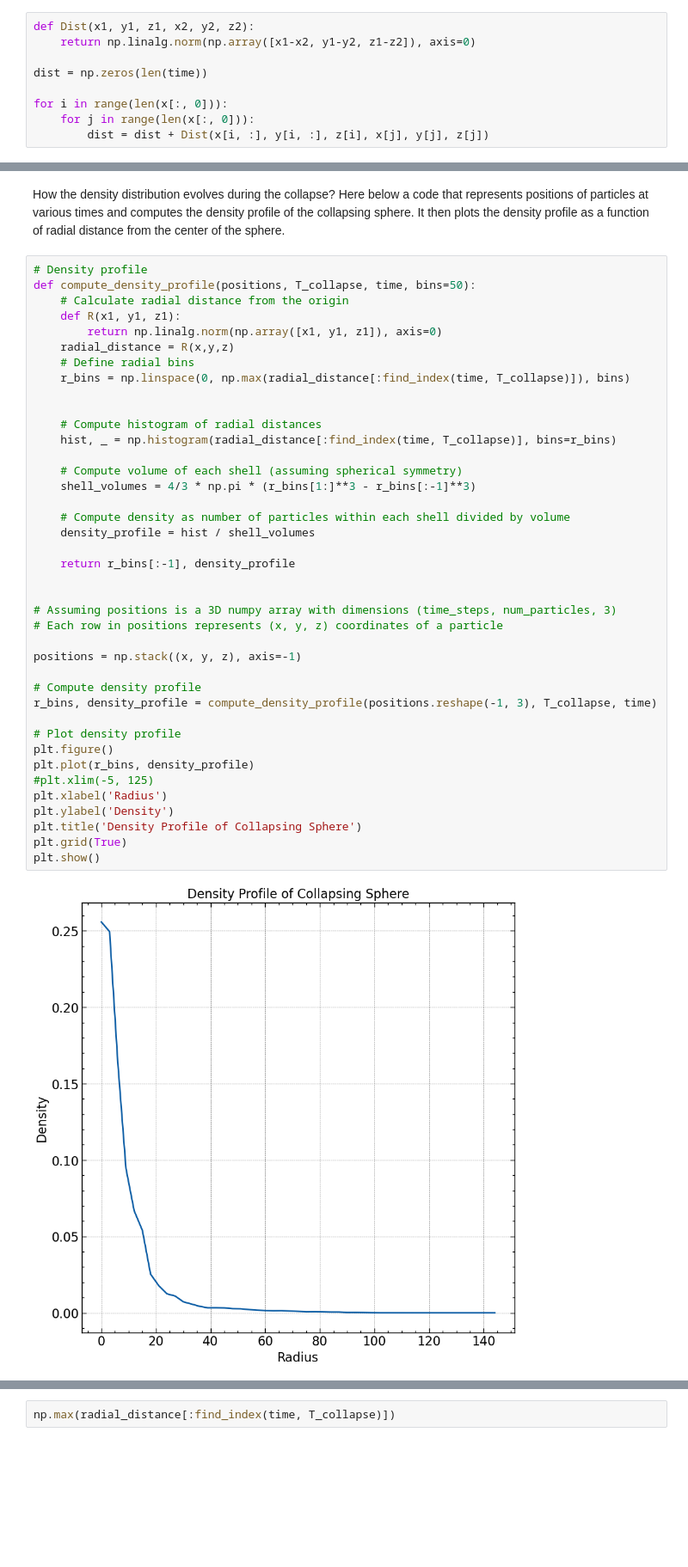
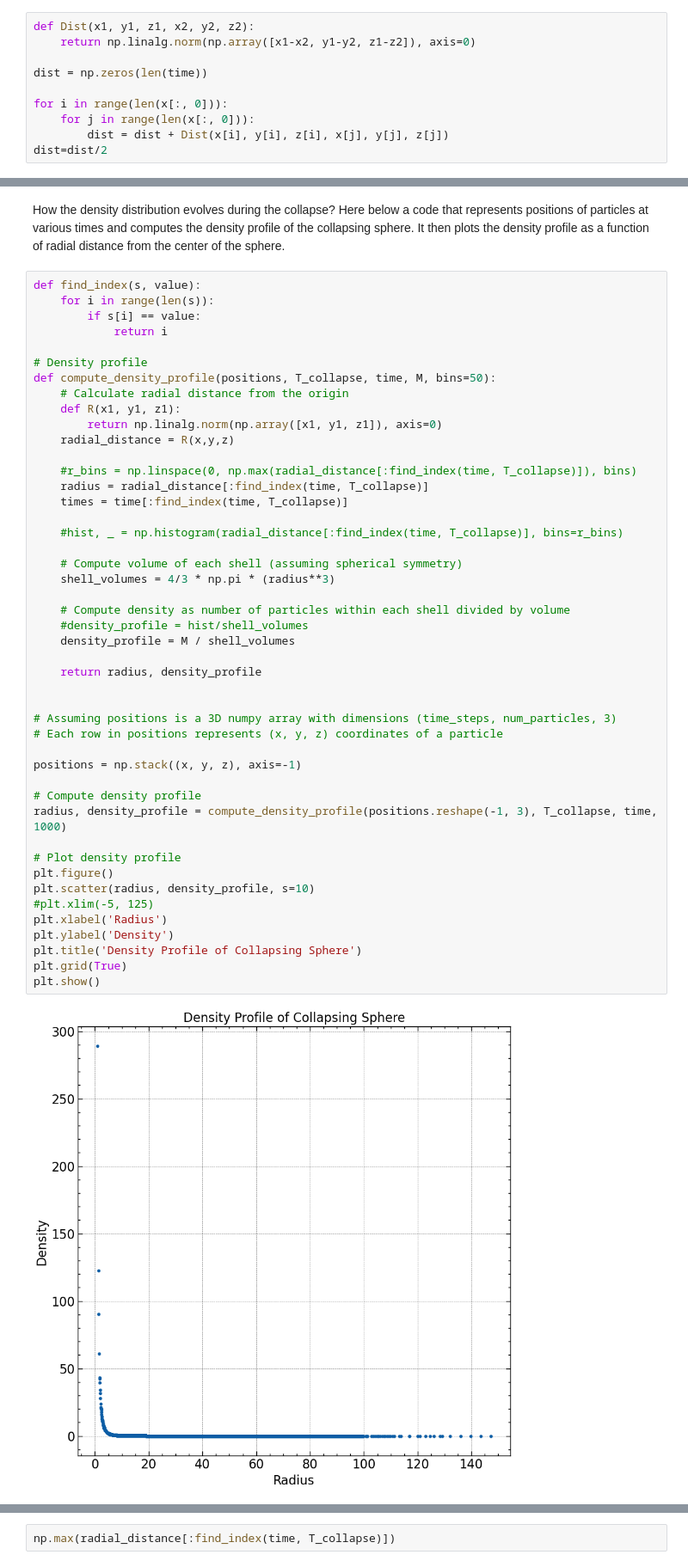
Before and after one commit to M-Bianchi/Dynamics_of_Stellar_Systems, a Jupyter notebook: nbody_sh1/sphere_plots_2.ipynb, the cells around one changed output, grey strips where cells are left out. Shown at 86% size. Cells and saved outputs as stored; diff of their text form; blank space fills up the shorter version.

```diff
--- a/nbody_sh1/sphere_plots_2.ipynb
+++ b/nbody_sh1/sphere_plots_2.ipynb
@@ -60,7 +60,8 @@ dist = np.zeros(len(time))
 
 for i in range(len(x[:, 0])):
     for j in range(len(x[:, 0])):
-        dist = dist + Dist(x[i, :], y[i, :], z[i], x[j], y[j], z[j])
+        dist = dist + Dist(x[i], y[i], z[i], x[j], y[j], z[j])
+dist=dist/2
 # %%
 T_collapse = time[np.argsort(dist)[0]]
 T_collapse
@@ -143,45 +143,51 @@ ani.save('sphere.gif', writer=writer, dpi=100)
 # %% [markdown]
 How the density distribution evolves during the collapse? Here below a code that represents positions of particles at various times and computes the density profile of the collapsing sphere. It then plots the density profile as a function of radial distance from the center of the sphere.
 # %%
+def find_index(s, value):
+    for i in range(len(s)):
+        if s[i] == value:
+            return i
+
 # Density profile
-def compute_density_profile(positions, T_collapse, time, bins=50):
+def compute_density_profile(positions, T_collapse, time, M, bins=50):
     # Calculate radial distance from the origin
     def R(x1, y1, z1):
         return np.linalg.norm(np.array([x1, y1, z1]), axis=0)
     radial_distance = R(x,y,z)
-    # Define radial bins
-    r_bins = np.linspace(0, np.max(radial_distance[:find_index(time, T_collapse)]), bins)
 
+    #r_bins = np.linspace(0, np.max(radial_distance[:find_index(time, T_collapse)]), bins)
+    radius = radial_distance[:find_index(time, T_collapse)]
+    times = time[:find_index(time, T_collapse)]
 
-    # Compute histogram of radial distances
-    hist, _ = np.histogram(radial_distance[:find_index(time, T_collapse)], bins=r_bins)
+    #hist, _ = np.histogram(radial_distance[:find_index(time, T_collapse)], bins=r_bins)
 
     # Compute volume of each shell (assuming spherical symmetry)
-    shell_volumes = 4/3 * np.pi * (r_bins[1:]**3 - r_bins[:-1]**3)
+    shell_volumes = 4/3 * np.pi * (radius**3)
 
     # Compute density as number of particles within each shell divided by volume
-    density_profile = hist / shell_volumes
+    #density_profile = hist/shell_volumes
+    density_profile = M / shell_volumes
 
-    return r_bins[:-1], density_profile
+    return radius, density_profile
 
 
 # Assuming positions is a 3D numpy array with dimensions (time_steps, num_particles, 3)
 # Each row in positions represents (x, y, z) coordinates of a particle
 
 positions = np.stack((x, y, z), axis=-1)
 
 # Compute density profile
-r_bins, density_profile = compute_density_profile(positions.reshape(-1, 3), T_collapse, time)
+radius, density_profile = compute_density_profile(positions.reshape(-1, 3), T_collapse, time, 1000)
 
 # Plot density profile
 plt.figure()
-plt.plot(r_bins, density_profile)
+plt.scatter(radius, density_profile, s=10)
 #plt.xlim(-5, 125)
 plt.xlabel('Radius')
 plt.ylabel('Density')
 plt.title('Density Profile of Collapsing Sphere')
 plt.grid(True)
 plt.show()
 # %% [output]
-[figure, old version]
+[figure, new version]
 # %%
```
Also changed, not shown: parts of 12 cells of this notebook.
